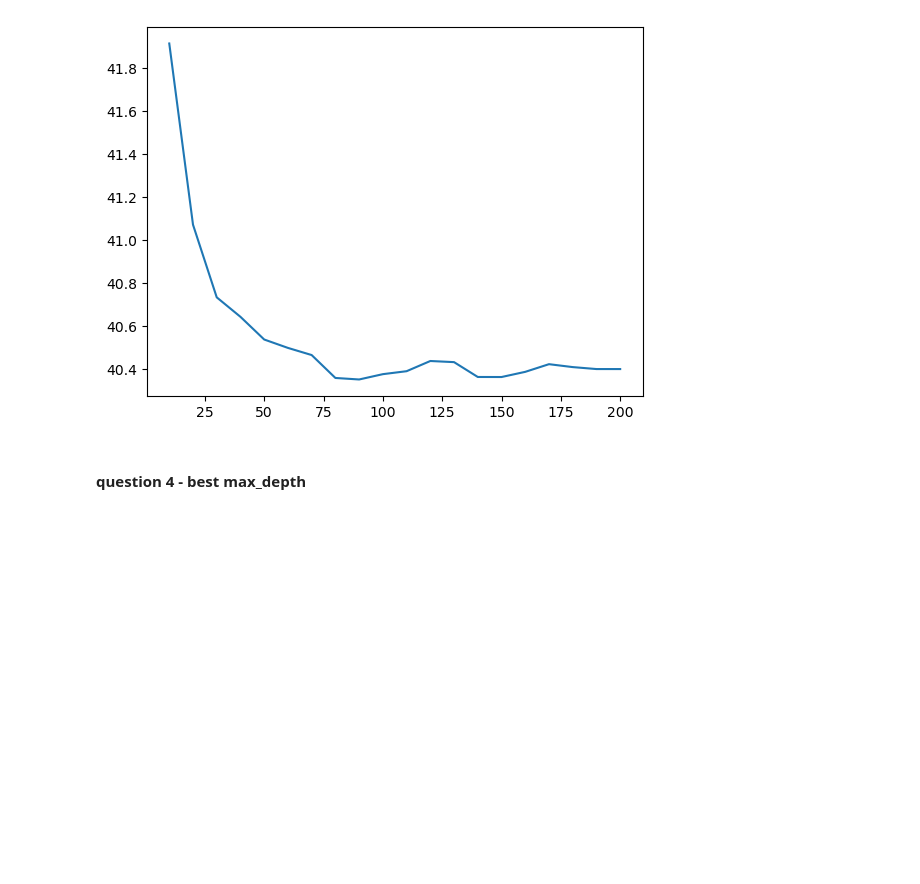
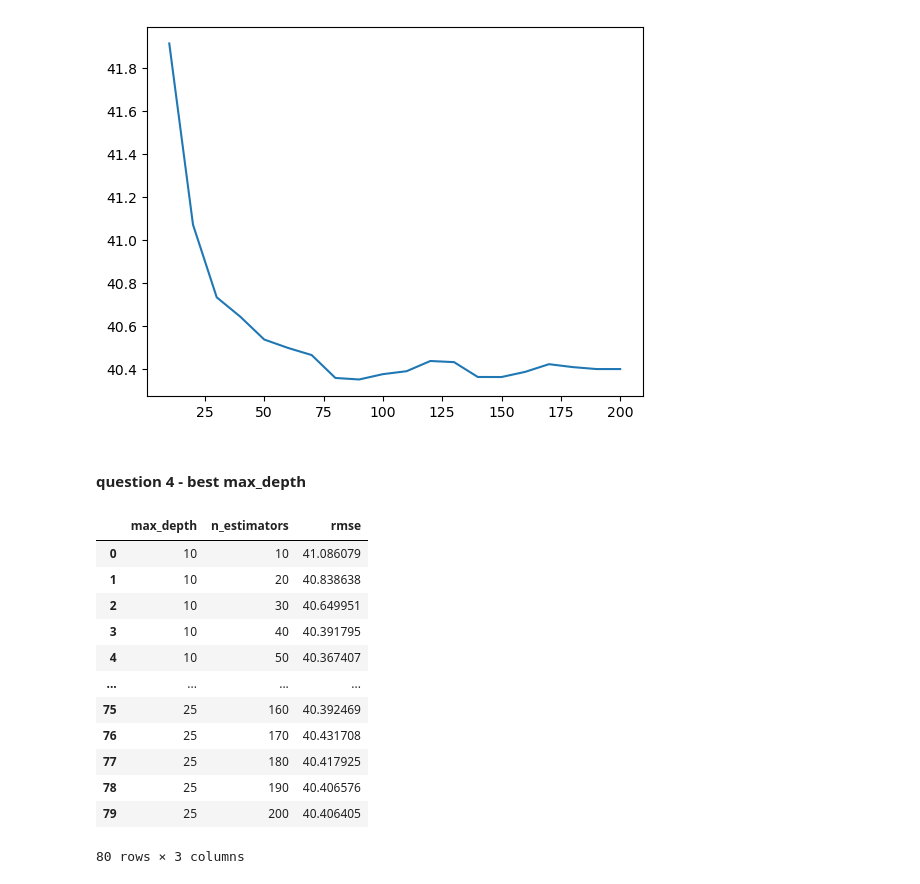
Before and after one commit to BestAnalystNA/machine-learning-zoomcamp, a Jupyter notebook: cohorts/2024/06-trees/baNA-HWsolution-6Nov2024.ipynb, the cells around one changed output. Cells and saved outputs as stored; diff of their text form; code cells hidden in the pictures; blank space fills up the shorter version.

```diff
--- a/cohorts/2024/06-trees/baNA-HWsolution-6Nov2024.ipynb
+++ b/cohorts/2024/06-trees/baNA-HWsolution-6Nov2024.ipynb
@@ -173,3 +173,41 @@ plt.plot(results.n_estimators, results.rmse)
 [figure]
 # %% [markdown]
 #### question 4 - best max_depth
+# %%
+scores = []
+max_depth = [10, 15, 20, 25]
+
+for i in max_depth:
+    for n in range(10,201,10):
+        #instantiate the model with variable n_estimators
+        rf = RandomForestRegressor(n_estimators = n,
+                                   max_depth=i,
+                                   random_state=1, n_jobs = -1)
+
+        #fitting the model
+        rf.fit(X_train, y_train)
+
+        #predictions on validation set
+        y_pred = rf.predict(X_val)
+        rmse = mean_squared_error(y_val, y_pred, squared = False)
+
+        scores.append((i,n, rmse))
+# %%
+results_v2 = pd.DataFrame(scores,
+             columns = ['max_depth','n_estimators','rmse'])
+
+results_v2
+# %% [output]
+|  | max_depth | n_estimators | rmse |
+| 0 | 10 | 10 | 41.086079 |
+| 1 | 10 | 20 | 40.838638 |
+| 2 | 10 | 30 | 40.649951 |
+| 3 | 10 | 40 | 40.391795 |
+| 4 | 10 | 50 | 40.367407 |
+| ... | ... | ... | ... |
+| 75 | 25 | 160 | 40.392469 |
+| 76 | 25 | 170 | 40.431708 |
+| 77 | 25 | 180 | 40.417925 |
+| 78 | 25 | 190 | 40.406576 |
+| 79 | 25 | 200 | 40.406405 |
+80 rows × 3 columns
```
Also changed, not shown: parts of 6 cells of this notebook.
